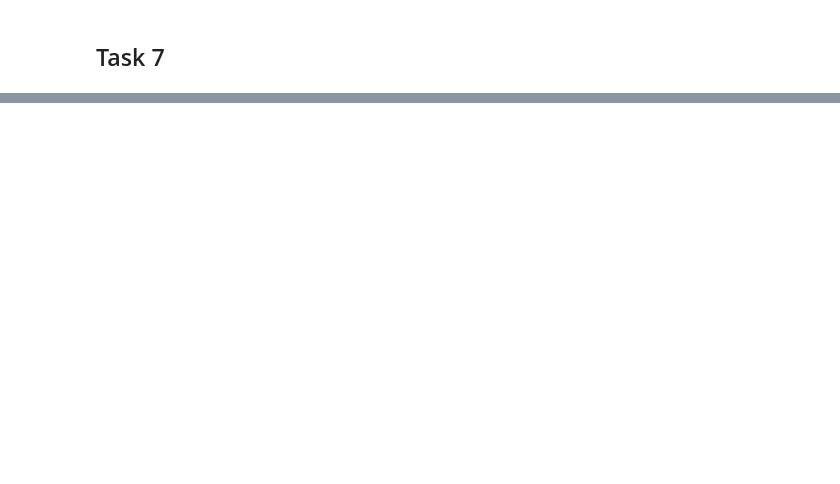
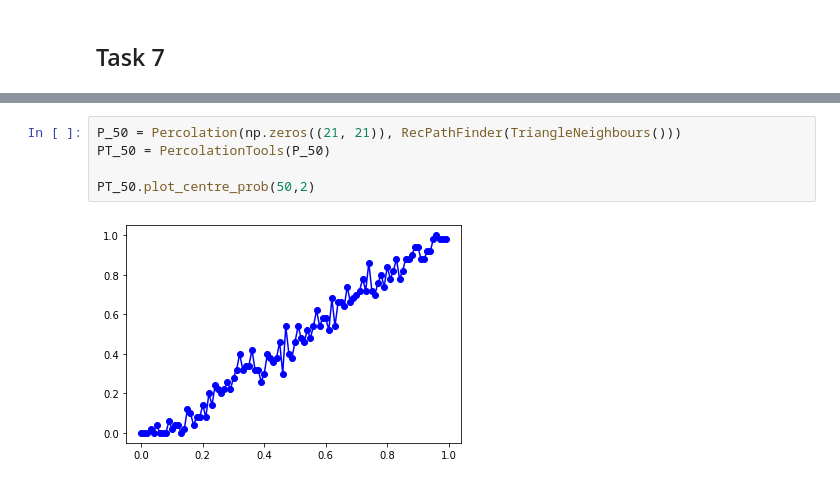
Before and after one commit to jireland88/percolation, a Jupyter notebook: Tasks.ipynb, the cells around one changed output, grey strips where cells are left out. Drawn from its saved outputs; the diff is of its cells as text; blank space fills up the shorter version.

```diff
--- a/Tasks.ipynb
+++ b/Tasks.ipynb
@@ -119,0 +144,7 @@ TPT_11.find_beta([0.1, 0.2, 0.01, 0.02, 0.001, 0.002, 0.3, 0.03, 0.003], 50)
+# %%
+P_50 = Percolation(np.zeros((21, 21)), RecPathFinder(TriangleNeighbours()))
+PT_50 = PercolationTools(P_50)
+
+PT_50.plot_centre_prob(50,2)
+# %% [output]
+[figure, added]
```
Also changed, not shown: parts of 15 cells of this notebook, 4 other files.
